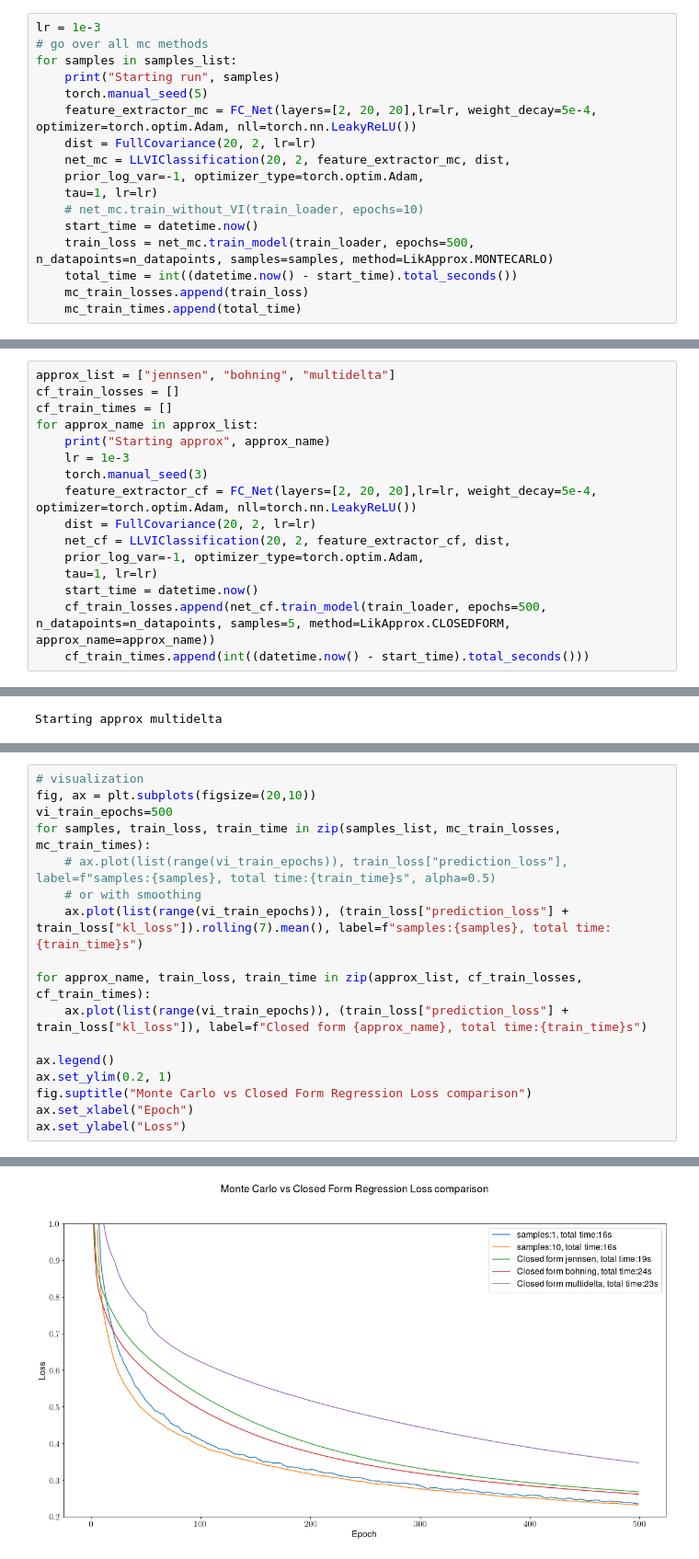
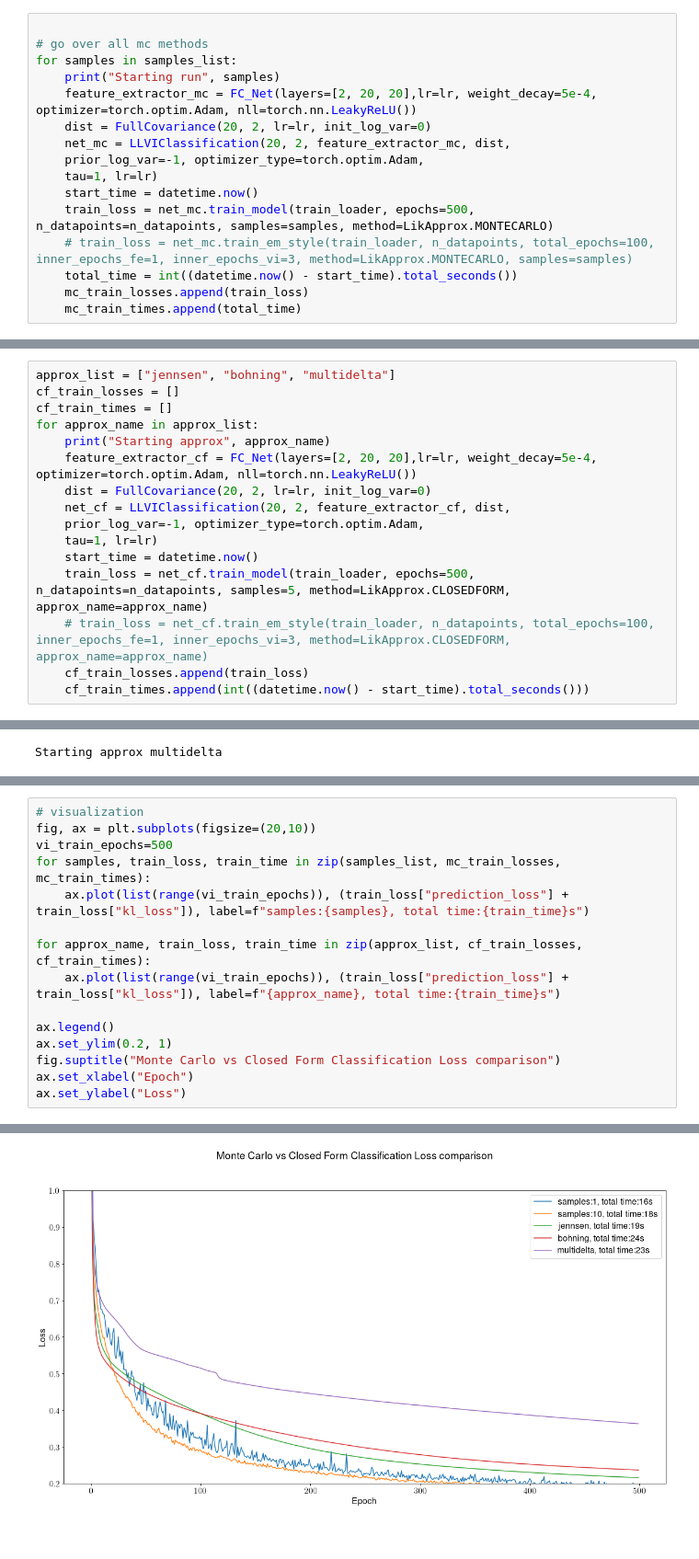
Before and after one commit to philippvb/ResearchProjectLLVI, a Jupyter notebook: BasicExample/experiments/Classification/TwoMoons/cf_vs_mc.ipynb, the cells around one changed output, grey strips where cells are left out. Shown at 92% size. Cells and saved outputs as stored; diff of their text form.

```diff
--- a/BasicExample/experiments/Classification/TwoMoons/cf_vs_mc.ipynb
+++ b/BasicExample/experiments/Classification/TwoMoons/cf_vs_mc.ipynb
@@ -31,17 +33,16 @@ samples_list = [1,10]
 # %%
-lr = 1e-3
+
 # go over all mc methods
 for samples in samples_list:
     print("Starting run", samples)
-    torch.manual_seed(5)
     feature_extractor_mc = FC_Net(layers=[2, 20, 20],lr=lr, weight_decay=5e-4, optimizer=torch.optim.Adam, nll=torch.nn.LeakyReLU())
-    dist = FullCovariance(20, 2, lr=lr)
+    dist = FullCovariance(20, 2, lr=lr, init_log_var=0)
     net_mc = LLVIClassification(20, 2, feature_extractor_mc, dist,
     prior_log_var=-1, optimizer_type=torch.optim.Adam,
     tau=1, lr=lr)
-    # net_mc.train_without_VI(train_loader, epochs=10)
     start_time = datetime.now()
     train_loss = net_mc.train_model(train_loader, epochs=500, n_datapoints=n_datapoints, samples=samples, method=LikApprox.MONTECARLO)
+    # train_loss = net_mc.train_em_style(train_loader, n_datapoints, total_epochs=100, inner_epochs_fe=1, inner_epochs_vi=3, method=LikApprox.MONTECARLO, samples=samples)
     total_time = int((datetime.now() - start_time).total_seconds())
     mc_train_losses.append(train_loss)
     mc_train_times.append(total_time)
@@ -54,15 +55,15 @@ cf_train_losses = []
 cf_train_times = []
 for approx_name in approx_list:
     print("Starting approx", approx_name)
-    lr = 1e-3
-    torch.manual_seed(3)
     feature_extractor_cf = FC_Net(layers=[2, 20, 20],lr=lr, weight_decay=5e-4, optimizer=torch.optim.Adam, nll=torch.nn.LeakyReLU())
-    dist = FullCovariance(20, 2, lr=lr)
+    dist = FullCovariance(20, 2, lr=lr, init_log_var=0)
     net_cf = LLVIClassification(20, 2, feature_extractor_cf, dist,
     prior_log_var=-1, optimizer_type=torch.optim.Adam,
     tau=1, lr=lr)
     start_time = datetime.now()
-    cf_train_losses.append(net_cf.train_model(train_loader, epochs=500, n_datapoints=n_datapoints, samples=5, method=LikApprox.CLOSEDFORM, approx_name=approx_name))
+    train_loss = net_cf.train_model(train_loader, epochs=500, n_datapoints=n_datapoints, samples=5, method=LikApprox.CLOSEDFORM, approx_name=approx_name)
+    # train_loss = net_cf.train_em_style(train_loader, n_datapoints, total_epochs=100, inner_epochs_fe=1, inner_epochs_vi=3, method=LikApprox.CLOSEDFORM, approx_name=approx_name)
+    cf_train_losses.append(train_loss)
     cf_train_times.append(int((datetime.now() - start_time).total_seconds()))
 # %% [output]
 Starting approx jennsen
@@ -91,20 +72,18 @@ mc_train_losses
 # %%
 # visualization
 fig, ax = plt.subplots(figsize=(20,10))
 vi_train_epochs=500
 for samples, train_loss, train_time in zip(samples_list, mc_train_losses, mc_train_times):
-    # ax.plot(list(range(vi_train_epochs)), train_loss["prediction_loss"], label=f"samples:{samples}, total time:{train_time}s", alpha=0.5)
-    # or with smoothing
-    ax.plot(list(range(vi_train_epochs)), (train_loss["prediction_loss"] + train_loss["kl_loss"]).rolling(7).mean(), label=f"samples:{samples}, total time:{train_time}s")
+    ax.plot(list(range(vi_train_epochs)), (train_loss["prediction_loss"] + train_loss["kl_loss"]), label=f"samples:{samples}, total time:{train_time}s")
 
 for approx_name, train_loss, train_time in zip(approx_list, cf_train_losses, cf_train_times):
-    ax.plot(list(range(vi_train_epochs)), (train_loss["prediction_loss"] + train_loss["kl_loss"]), label=f"Closed form {approx_name}, total time:{train_time}s")
+    ax.plot(list(range(vi_train_epochs)), (train_loss["prediction_loss"] + train_loss["kl_loss"]), label=f"{approx_name}, total time:{train_time}s")
 
 ax.legend()
 ax.set_ylim(0.2, 1)
-fig.suptitle("Monte Carlo vs Closed Form Regression Loss comparison")
+fig.suptitle("Monte Carlo vs Closed Form Classification Loss comparison")
 ax.set_xlabel("Epoch")
 ax.set_ylabel("Loss")
 # %% [output]
 Text(0, 0.5, 'Loss')
-[figure, old version]
+[figure, new version]
```
Also changed, not shown: parts of 2 cells of this notebook, 8 other files.
